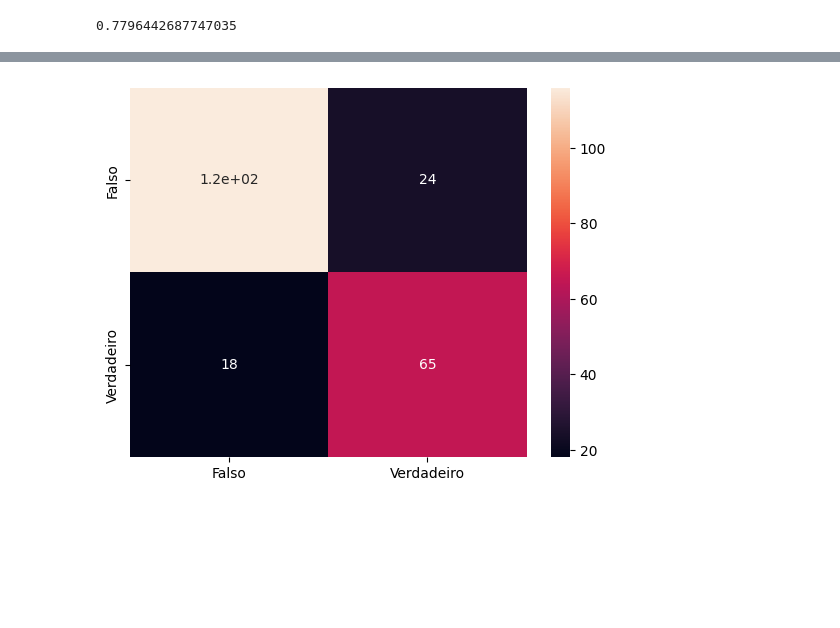
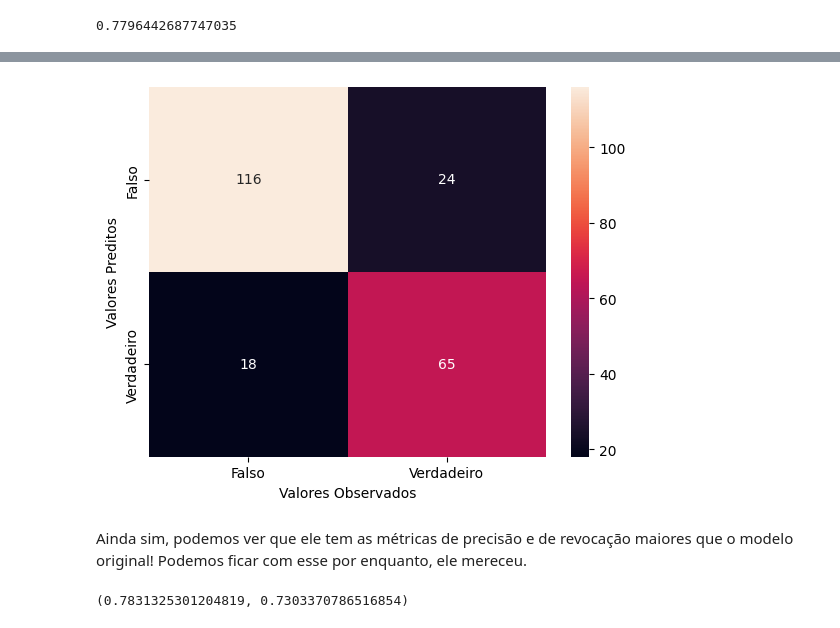
Before and after one commit to RexynyN/data-science, a Jupyter notebook: hype/analise_dados.ipynb, the cells around one changed output, grey strips where cells are left out. Drawn from its saved outputs; the diff is of its cells as text; code cells hidden in the pictures; blank space fills up the shorter version.

```diff
--- a/hype/seleção.ipynb
+++ b/hype/analise_dados.ipynb
@@ -5,16 +11,15 @@ import numpy as np
 import matplotlib.pyplot as plt
 import seaborn as sns
 
-# df = pd.read_csv("https://raw.githubusercontent.com/hype-usp/PS-2023_1/main/Case/Avancado/data/train.csv")
+df = pd.read_csv("https://raw.githubusercontent.com/hype-usp/PS-2023_1/main/Case/Avancado/data/train.csv")
 
 # # Baixar o dataset para uso offline (caso precise)
 # with open("titanic.pkl", "wb") as f:
 #     pickle.dump(df, f)
 
-
 # Baixar o dataset para uso offline (caso precise)
-with open("titanic.pkl", "rb") as f:
-    df = pickle.load(f)
+# with open("titanic.pkl", "rb") as f:
+#     df = pickle.load(f)
 # %%
 df.head()
 # %% [output]
@@ -54,7 +31,0 @@ memory usage: 83.7+ KB
-# %%
-# Dropar a coluna de cabin, que possui muitos NAs e não tem tanta significância
-# Dropar a coluna de Id e de nome já que não tem tanto uso para nós
-df.drop(columns=["Cabin", "PassengerId"], inplace=True)
-
-# Poderíamos dropar também a coluna Ticket, mas vamos mantê-la para fazer alguns testes para ver se ela tem alguma
-# significância para predizer os sobreviventes
@@ -78,0 +65,2 @@ df.describe()
+# %%
+df.drop(columns=["Cabin", "PassengerId", "Name", "Ticket"], inplace=True)
@@ -153,2 +144,0 @@ sns.countplot(df, x="Survived", hue="Sex");
-# %%
-df.drop(columns=['Ticket', 'Name'], inplace=True)
@@ -293,9 +328,17 @@ cross_val_score(bayesgrid.best_estimator_, X_test, y_test, cv=10).mean()
 # %%
-# Testar o melhor modelo
 best = svcgrid.best_estimator_
 
 labels = ["Falso", "Verdadeiro"]
-sns.heatmap(confusion_matrix(best.predict(X_test), y_test), xticklabels=labels, yticklabels=labels, annot=True)
+cm = sns.heatmap(confusion_matrix(best.predict(X_test), y_test), xticklabels=labels, yticklabels=labels, annot=True, fmt='g')
 cm.set(xlabel="Valores Observados", ylabel="Valores Preditos");
 # %% [output]
-[figure, old version]
+[figure, new version]
+# %% [markdown]
+Ainda sim, podemos ver que ele tem as métricas de precisão e de revocação maiores que o modelo original! Podemos ficar com esse por enquanto, ele mereceu.
+# %%
+from sklearn.metrics import precision_score, recall_score
+
+predictions = best.predict(X_test)
+precision_score(y_test, predictions), recall_score(y_test, predictions)
+# %% [output]
+(0.7831325301204819, 0.7303370786516854)
```
Also changed, not shown: parts of 45 cells of this notebook, 2 other files.
